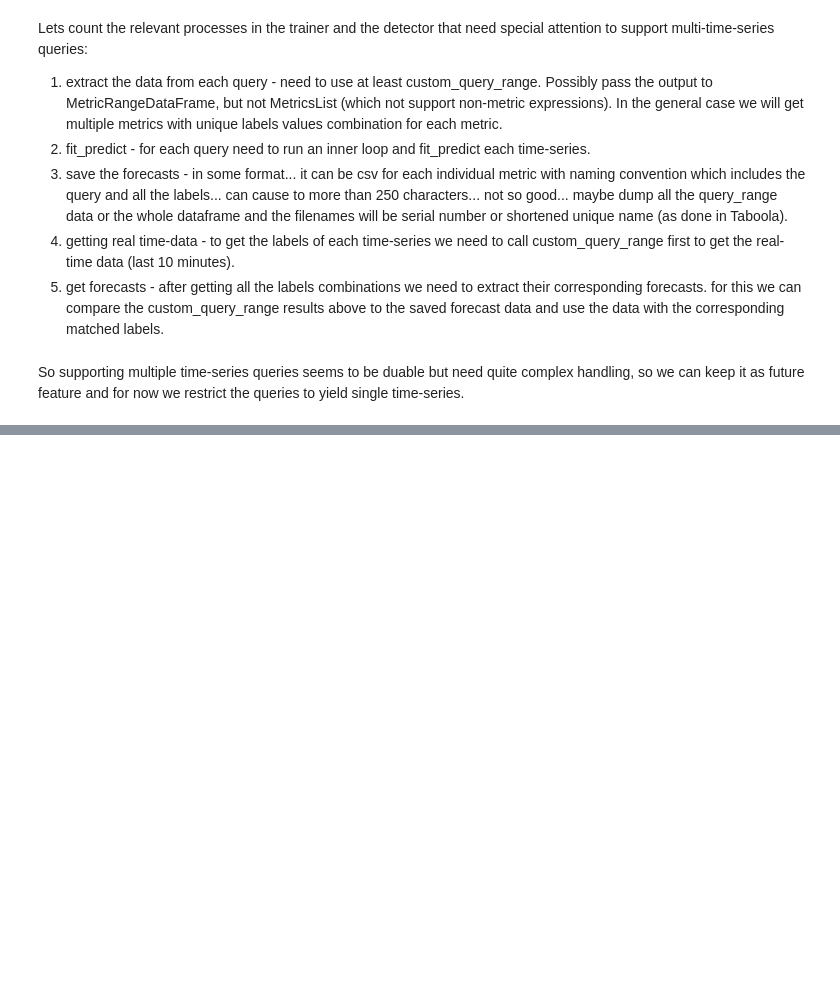
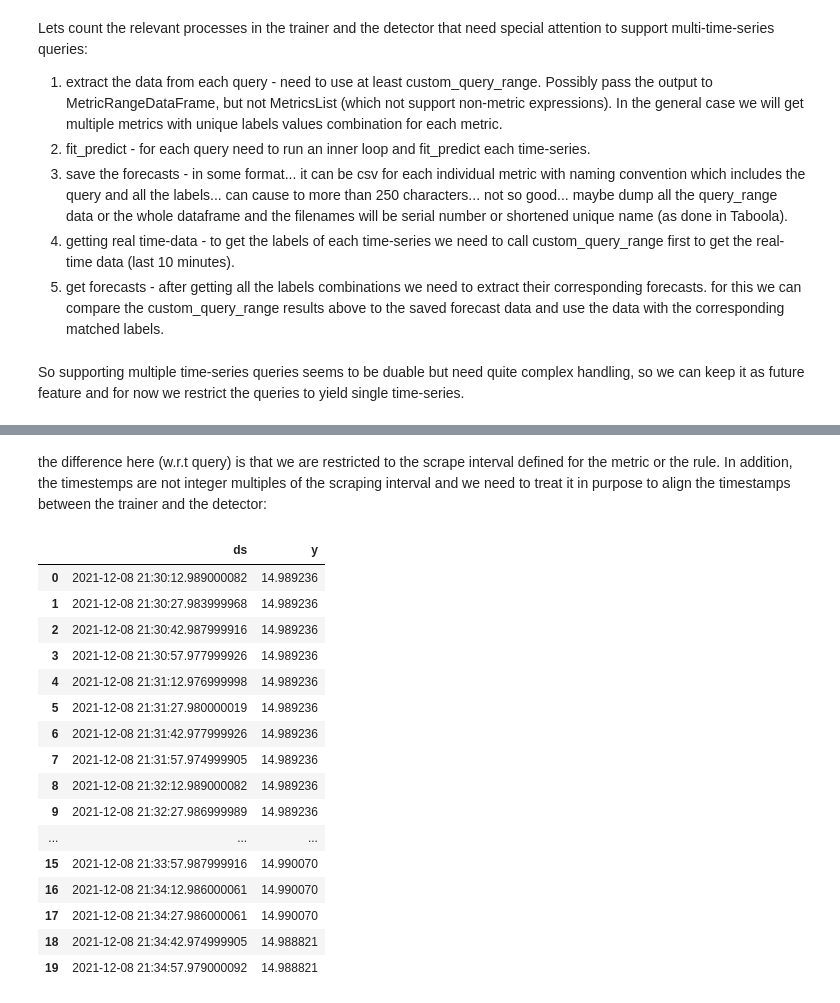
Before and after one commit to yairst/anomaly-detector-for-prometheus-metrics, a Jupyter notebook: test_utils.ipynb, the cells around one changed output, grey strips where cells are left out. Saved outputs shown, nothing was run; the diff lists cells and outputs as text; code cells hidden in the pictures; blank space fills up the shorter version.

```diff
--- a/test_utils.ipynb
+++ b/test_utils.ipynb
@@ -359,0 +359,9 @@ len(st)
+# %%
+start_time = parse_datetime("2021-12-08 23:30")
+end_time = parse_datetime("2021-12-08 23:35")
+
+metric = "prometheus_target_interval_length_seconds"
+metric_data = prom.get_metric_range_data(metric_name=metric ,
+                            start_time=start_time,
+                            end_time=end_time)
+metric_object_list = MetricsList(metric_data)
@@ -359,0 +389,23 @@ len(st)
+# %% [markdown]
+the difference here (w.r.t query) is that we are restricted to the scrape interval defined for the metric or the rule. In addition, the timestemps are not integer multiples of the scraping interval and we need to treat it in purpose to align the timestamps between the trainer and the detector:
+# %%
+df = metric_object_list[0].metric_values
+df
+# %% [output]
+|  | ds | y |
+| 0 | 2021-12-08 21:30:12.989000082 | 14.989236 |
+| 1 | 2021-12-08 21:30:27.983999968 | 14.989236 |
+| 2 | 2021-12-08 21:30:42.987999916 | 14.989236 |
+| 3 | 2021-12-08 21:30:57.977999926 | 14.989236 |
+| 4 | 2021-12-08 21:31:12.976999998 | 14.989236 |
+| 5 | 2021-12-08 21:31:27.980000019 | 14.989236 |
+| 6 | 2021-12-08 21:31:42.977999926 | 14.989236 |
+| 7 | 2021-12-08 21:31:57.974999905 | 14.989236 |
+| 8 | 2021-12-08 21:32:12.989000082 | 14.989236 |
+| 9 | 2021-12-08 21:32:27.986999989 | 14.989236 |
+| ... | ... | ... |
+| 15 | 2021-12-08 21:33:57.987999916 | 14.990070 |
+| 16 | 2021-12-08 21:34:12.986000061 | 14.990070 |
+| 17 | 2021-12-08 21:34:27.986000061 | 14.990070 |
+| 18 | 2021-12-08 21:34:42.974999905 | 14.988821 |
+| 19 | 2021-12-08 21:34:57.979000092 | 14.988821 |
```
Also changed, not shown: parts of 35 cells of this notebook, 5 other files.
